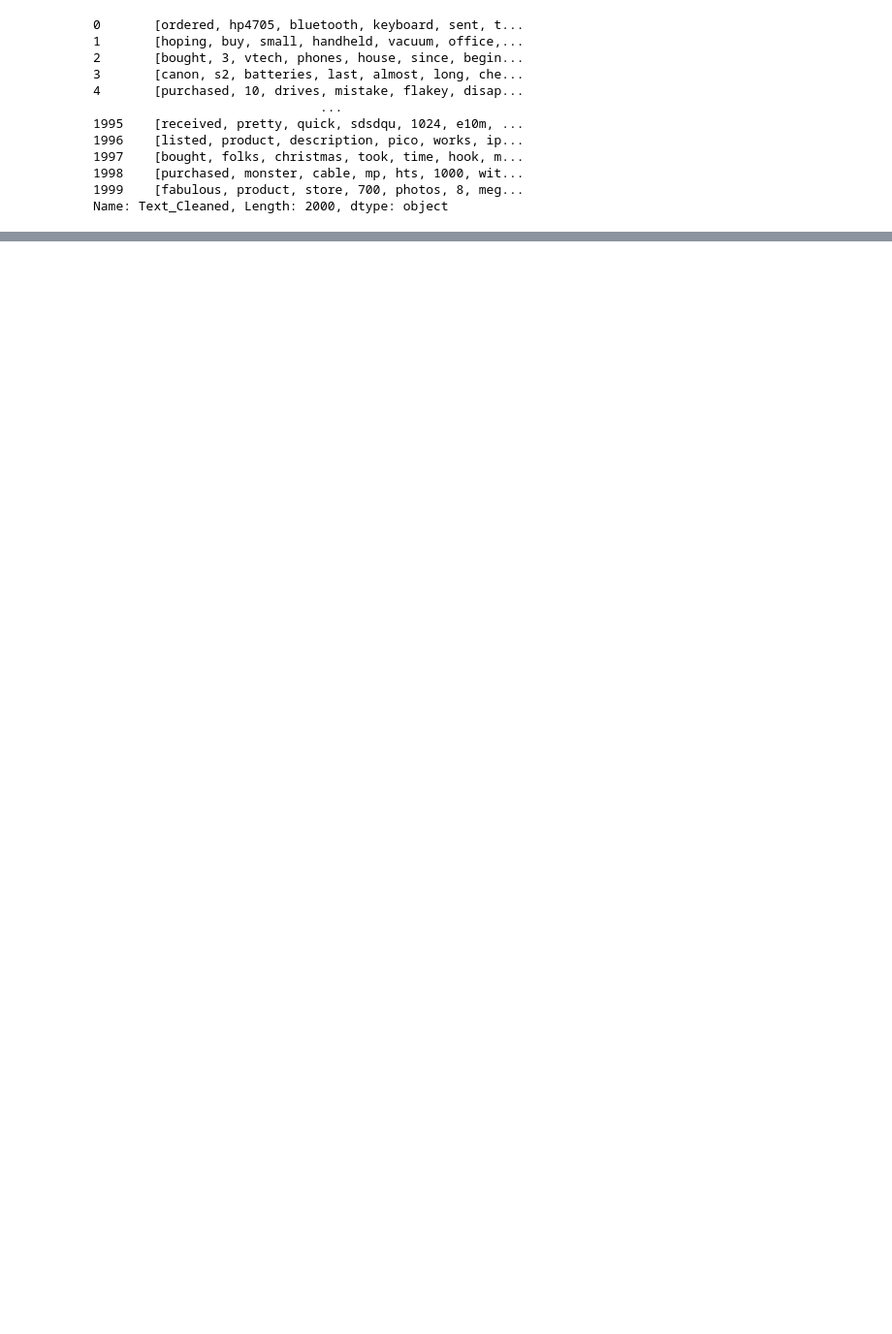
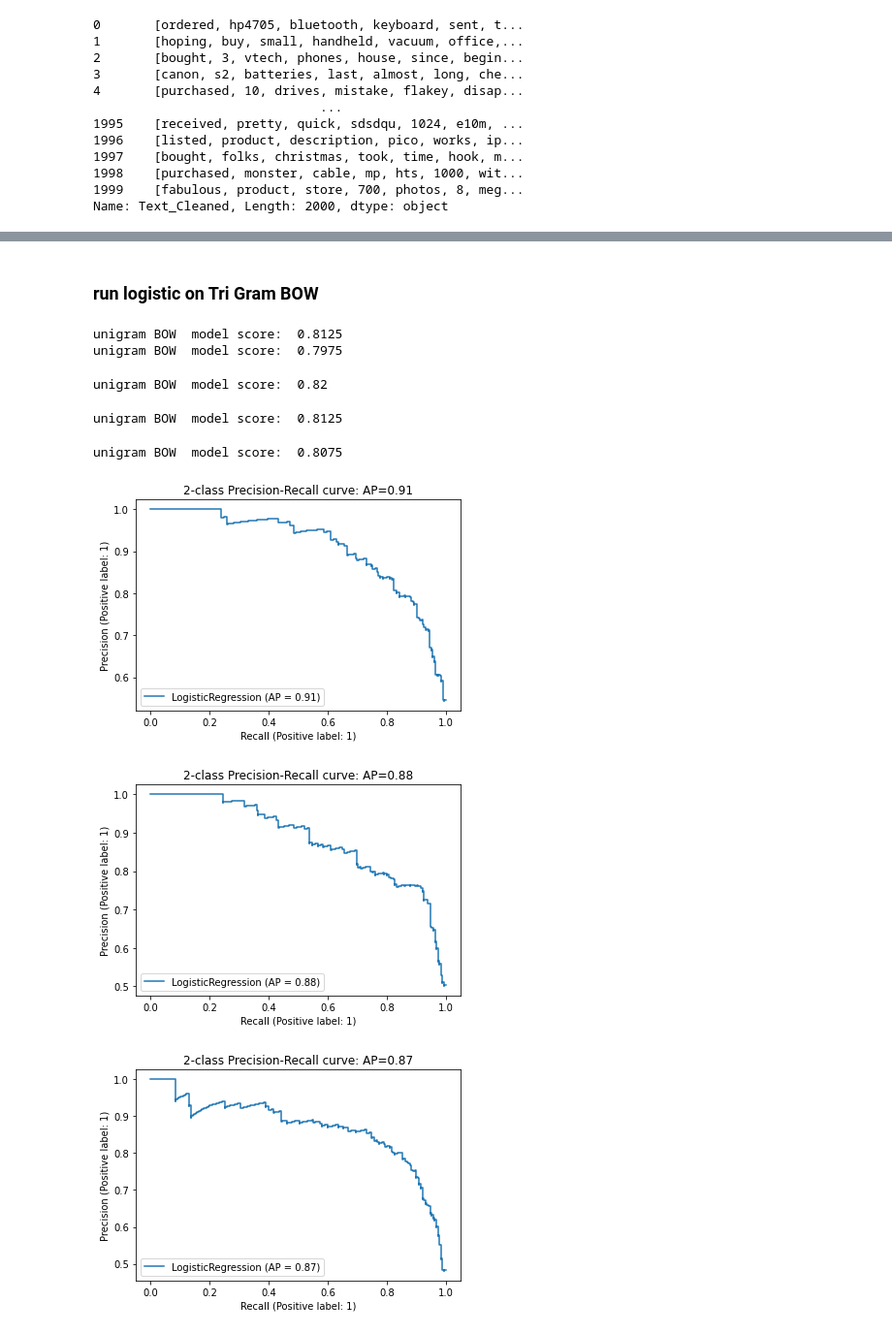
Before and after one commit to dylane1999/nlp-review-models, a Jupyter notebook: logisticRegression-notebook.ipynb, the cells around one changed output, grey strips where cells are left out. Shown at 97% size. Cells and saved outputs as stored; diff of their text form; code cells hidden in the pictures; blank space fills up the shorter version.

```diff
--- a/logisticRegression-notebook.ipynb
+++ b/logisticRegression-notebook.ipynb
@@ -345,0 +331,14 @@ Please also refer to the documentation for alternative solver options:
+# %% [markdown]
+### run logistic on Tri Gram BOW
+# %%
+trigram_converter = CountVectorizer(tokenizer=lambda doc: doc, ngram_range=[3,3], lowercase=False)
+run_logisitc(df['Text_Cleaned'], "unigram BOW", trigram_converter)
+# %% [output]
+unigram BOW  model score:  0.8125
+unigram BOW  model score:  0.7975
+unigram BOW  model score:  0.82
+unigram BOW  model score:  0.8125
+unigram BOW  model score:  0.8075
+[figure, added]
+[figure, added]
+[figure, added]
```
Also changed, not shown: parts of 19 cells of this notebook.
